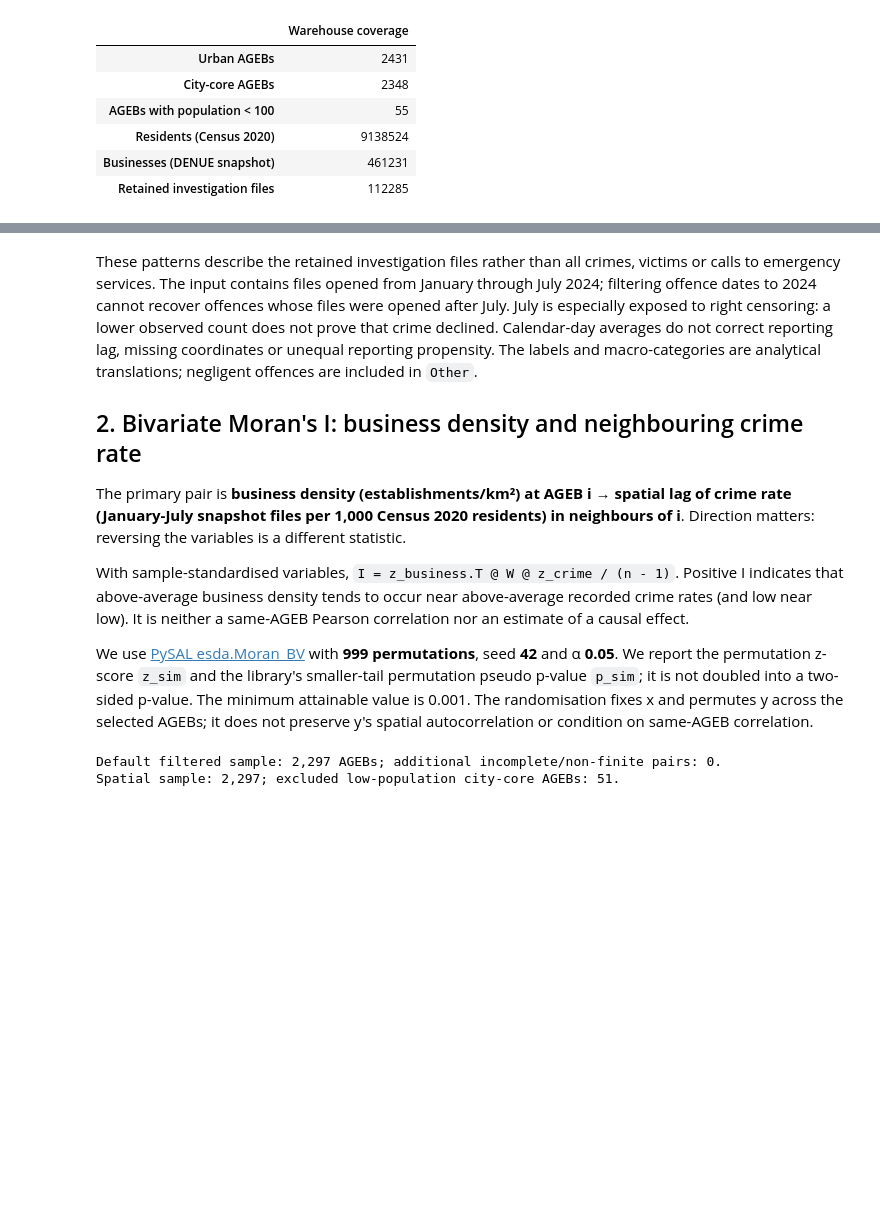
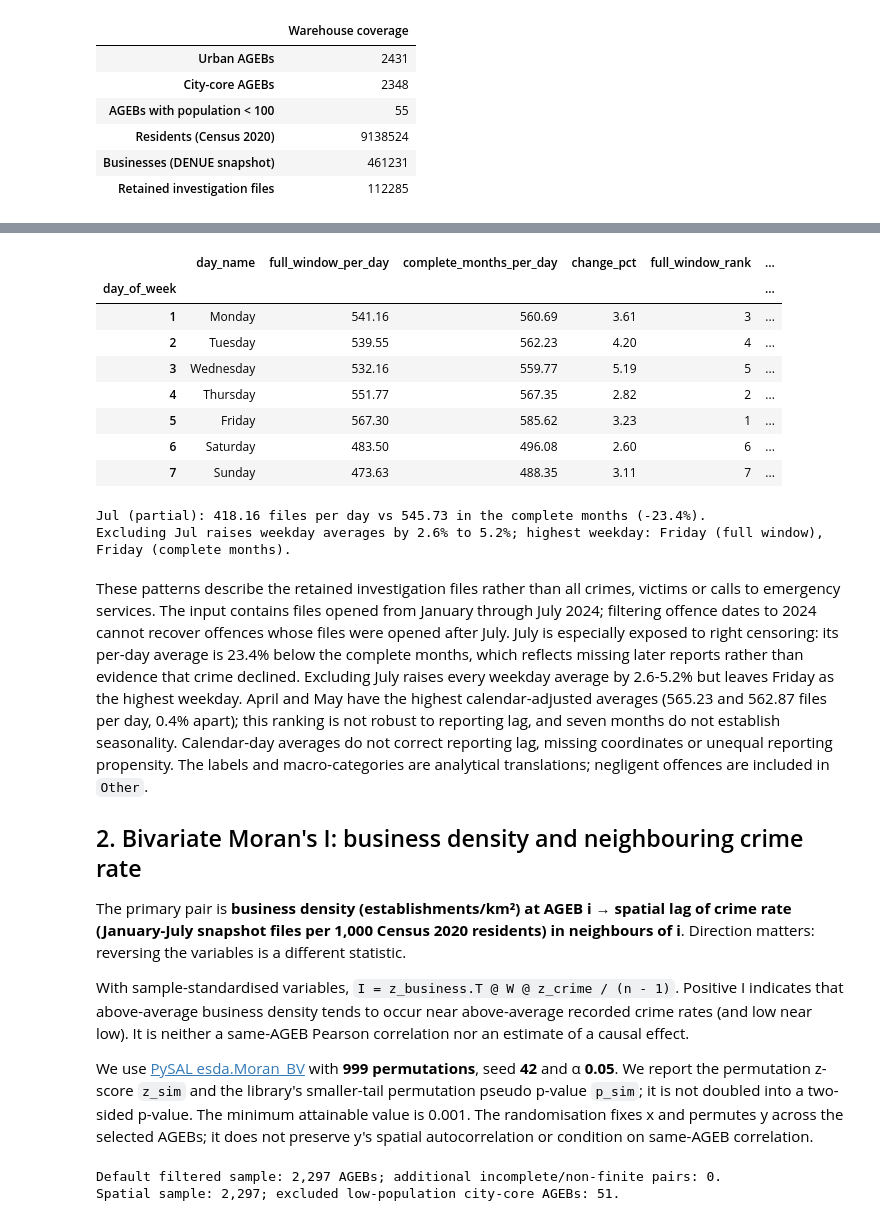
Before and after one commit to joseeangel0/merida-urban-intelligence, a Jupyter notebook: notebooks/33_crime_patterns_bivariate.ipynb, the cells around one changed output, grey strips where cells are left out. Cells and saved outputs as stored; diff of their text form; code cells hidden in the pictures; blank space fills up the shorter version.

```diff
--- a/notebooks/33_crime_patterns_bivariate.ipynb
+++ b/notebooks/33_crime_patterns_bivariate.ipynb
@@ -166,5 +177,35 @@ Top 15 harmonised types account for 65.21% of files.
+# %%
+sensitivity = censoring_sensitivity(temporal_view, SENSITIVITY_END, year=CRIME_YEAR,
+                                    coverage_start=COVERAGE_START, coverage_end=COVERAGE_END)
+sensitivity_path = OUTPUT_FIGURES / "crime_weekday_sensitivity.csv"
+sensitivity.to_csv(sensitivity_path)
+display(sensitivity.round(2))
+complete = monthly["calendar_days"].gt(0) & ~monthly["right_censored"]
+complete_rate = monthly.loc[complete, "incidents"].sum() / monthly.loc[complete, "calendar_days"].sum()
+censored = monthly.loc[monthly["right_censored"]].iloc[0]
+print(f"{censored['month_name']} (partial): {censored['incidents_per_day']:.2f} files per day vs "
+      f"{complete_rate:.2f} in the complete months "
+      f"({100 * (censored['incidents_per_day'] / complete_rate - 1):.1f}%).")
+leaders = {column: ", ".join(sensitivity.loc[sensitivity[column].eq(1), "day_name"])
+           for column in ["full_window_rank", "complete_months_rank"]}
+print(f"Excluding {censored['month_name']} raises weekday averages by "
+      f"{sensitivity['change_pct'].min():.1f}% to {sensitivity['change_pct'].max():.1f}%; "
+      f"highest weekday: {leaders['full_window_rank']} (full window), "
+      f"{leaders['complete_months_rank']} (complete months).")
+# %% [output]
+|  | day_name | full_window_per_day | complete_months_per_day | change_pct | full_window_rank | ... |
+| day_of_week |  |  |  |  |  | ... |
+| 1 | Monday | 541.16 | 560.69 | 3.61 | 3 | ... |
+| 2 | Tuesday | 539.55 | 562.23 | 4.20 | 4 | ... |
+| 3 | Wednesday | 532.16 | 559.77 | 5.19 | 5 | ... |
+| 4 | Thursday | 551.77 | 567.35 | 2.82 | 2 | ... |
+| 5 | Friday | 567.30 | 585.62 | 3.23 | 1 | ... |
+| 6 | Saturday | 483.50 | 496.08 | 2.60 | 6 | ... |
+| 7 | Sunday | 473.63 | 488.35 | 3.11 | 7 | ... |
+Jul (partial): 418.16 files per day vs 545.73 in the complete months (-23.4%).
+Excluding Jul raises weekday averages by 2.6% to 5.2%; highest weekday: Friday (full window), Friday (complete months).
 # %% [markdown]
-These patterns describe the retained investigation files rather than all crimes, victims or calls to emergency services. The input contains files opened from January through July 2024; filtering offence dates to 2024 cannot recover offences whose files were opened after July. July is especially exposed to right censoring: a lower observed count does not prove that crime declined. Calendar-day averages do not correct reporting lag, missing coordinates or unequal reporting propensity. The labels and macro-categories are analytical translations; negligent offences are included in `Other`.
+These patterns describe the retained investigation files rather than all crimes, victims or calls to emergency services. The input contains files opened from January through July 2024; filtering offence dates to 2024 cannot recover offences whose files were opened after July. July is especially exposed to right censoring: its per-day average is 23.4% below the complete months, which reflects missing later reports rather than evidence that crime declined. Excluding July raises every weekday average by 2.6-5.2% but leaves Friday as the highest weekday. April and May have the highest calendar-adjusted averages (565.23 and 562.87 files per day, 0.4% apart); this ranking is not robust to reporting lag, and seven months do not establish seasonality. Calendar-day averages do not correct reporting lag, missing coordinates or unequal reporting propensity. The labels and macro-categories are analytical translations; negligent offences are included in `Other`.
 
 ## 2. Bivariate Moran's I: business density and neighbouring crime rate
 
```
Also changed, not shown: parts of 10 cells of this notebook, 11 other files.
